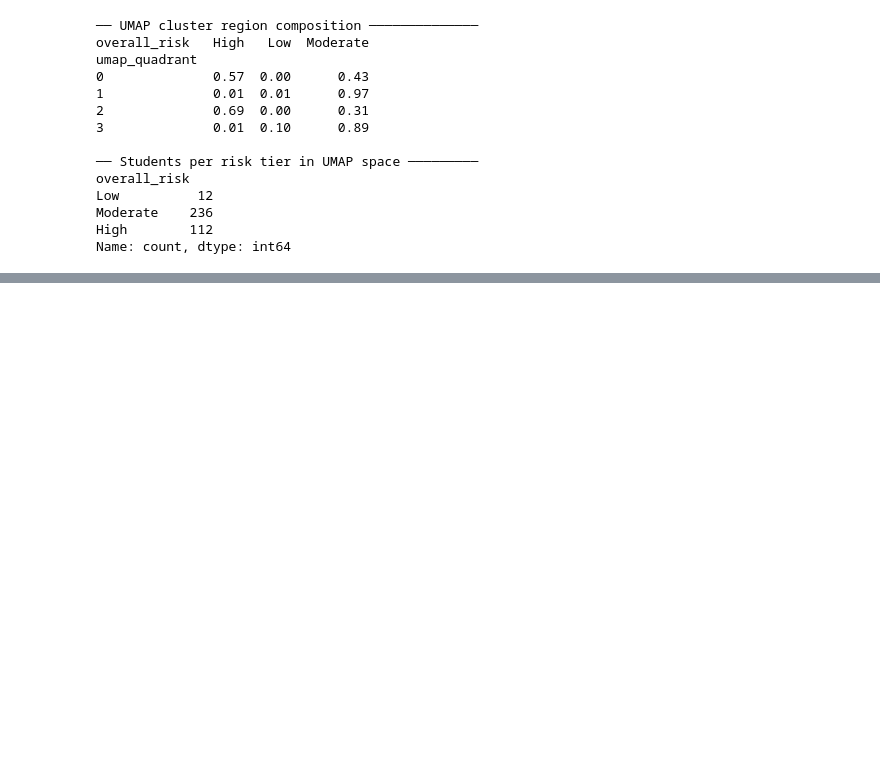
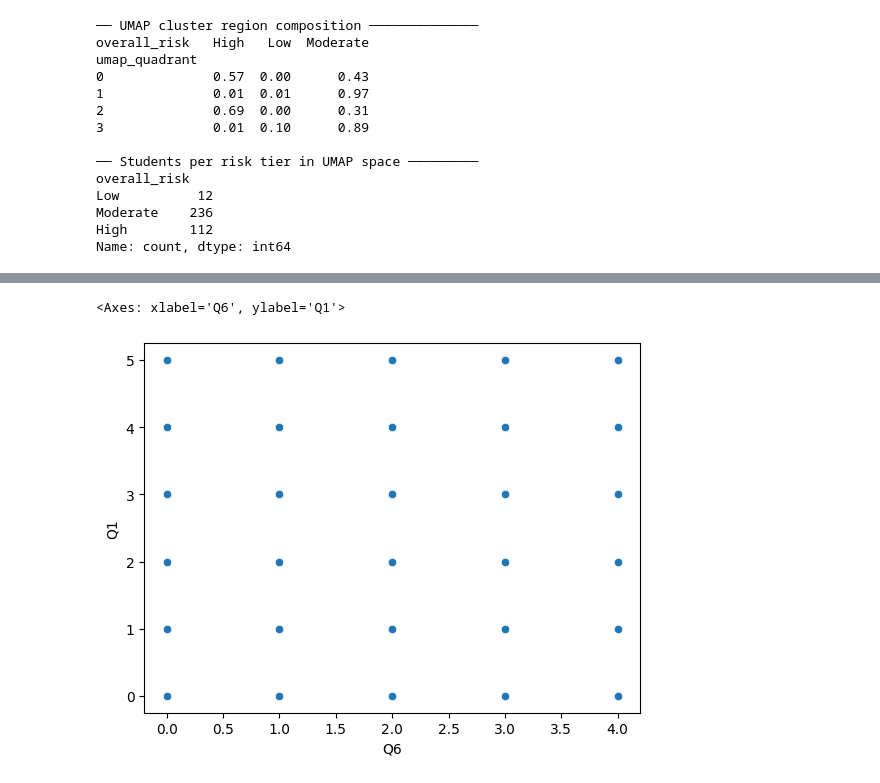
Before and after one commit to Anirudh-Iyer32/Minor-Project, a Jupyter notebook: Notebooks/analysis.ipynb, the cells around one changed output, grey strips where cells are left out. Saved outputs shown, nothing was run; the diff lists cells and outputs as text; code cells hidden in the pictures; blank space fills up the shorter version.

```diff
--- a/Notebooks/analysis.ipynb
+++ b/Notebooks/analysis.ipynb
@@ -867,0 +885,5 @@ Name: count, dtype: int64
+# %%
+sns.scatterplot(x=df['Q6'], y=df['Q1'])
+# %% [output]
+<Axes: xlabel='Q6', ylabel='Q1'>
+[figure, added]
```
Also changed, not shown: parts of 17 cells of this notebook, 2 other files.
